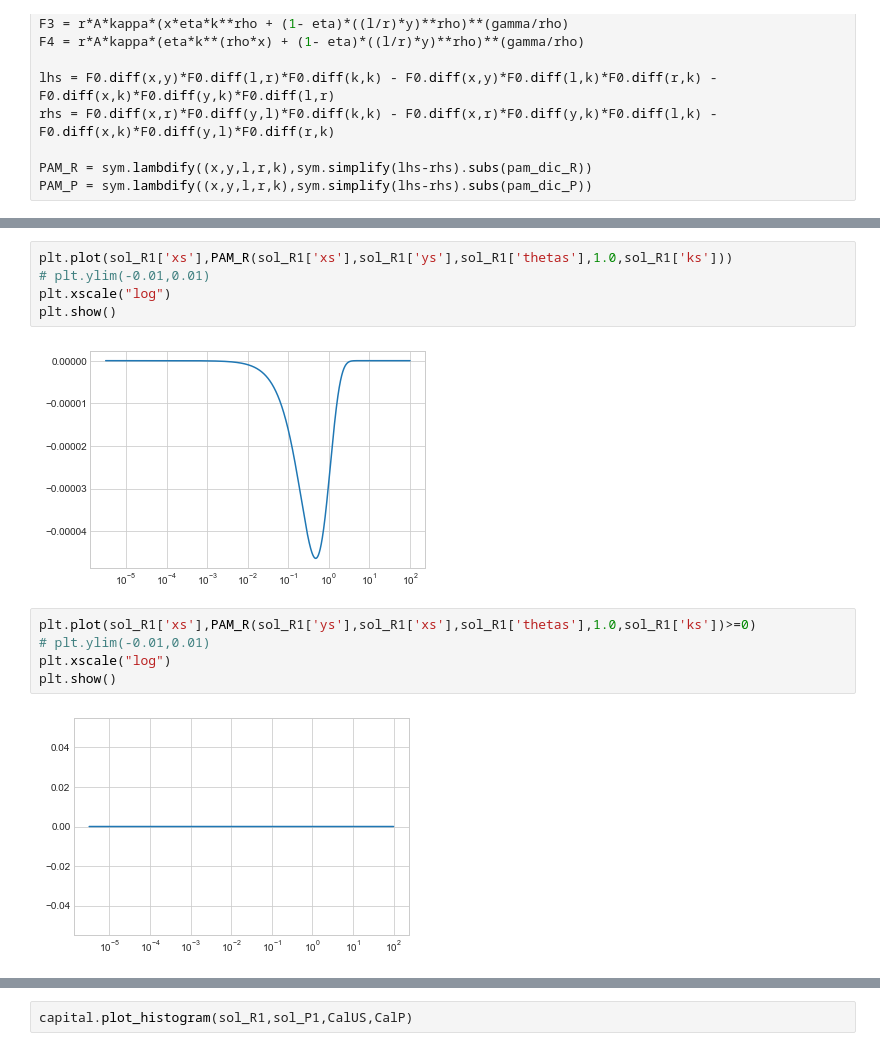
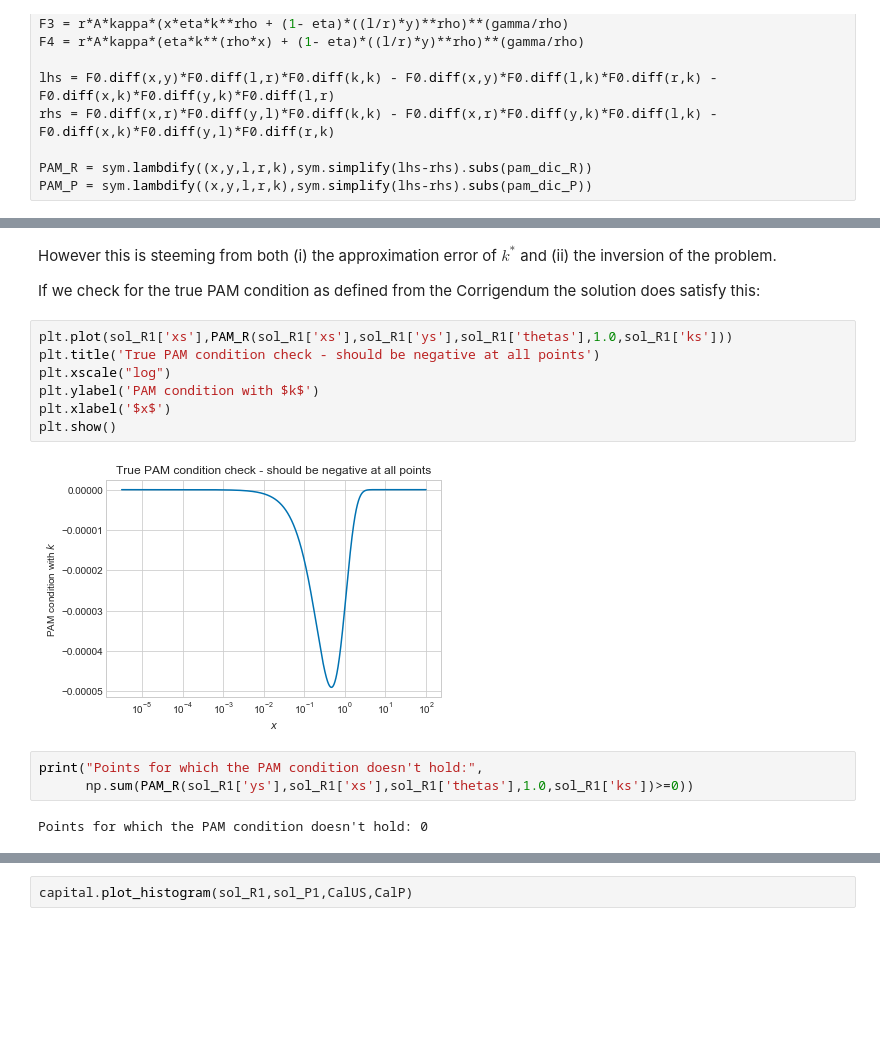
Before and after one commit to crisla/Capital-Investment-in-Assortative-Matching-with-large-Firms, a Jupyter notebook: Capital Notebook - New Capital.ipynb, the cells around one changed output, grey strips where cells are left out. Cells and saved outputs as stored; diff of their text form; blank space fills up the shorter version.

Commit message:
Updated notebook
Only the distribution plot remaining to be fixed

```diff
--- a/Capital Notebook - New Capital.ipynb
+++ b/Capital Notebook - New Capital.ipynb
@@ -163,14 +158,18 @@ capital.plot_PAM(ders, sol_R1['xs'])
+# %% [markdown]
+However this is steeming from both (i) the approximation error of $k^*$ and (ii) the inversion of the problem.
+
+If we check for the true PAM condition as defined from the Corrigendum the solution does satisfy this:
 # %%
 plt.plot(sol_R1['xs'],PAM_R(sol_R1['xs'],sol_R1['ys'],sol_R1['thetas'],1.0,sol_R1['ks']))
-# plt.ylim(-0.01,0.01)
+plt.title('True PAM condition check - should be negative at all points')
 plt.xscale("log")
+plt.ylabel('PAM condition with $k$')
+plt.xlabel('$x$')
 plt.show()
 # %% [output]
-[figure, old version]
+[figure, new version]
 # %%
-plt.plot(sol_R1['xs'],PAM_R(sol_R1['ys'],sol_R1['xs'],sol_R1['thetas'],1.0,sol_R1['ks'])>=0)
-# plt.ylim(-0.01,0.01)
-plt.xscale("log")
-plt.show()
+print("Points for which the PAM condition doesn't hold:",
+      np.sum(PAM_R(sol_R1['ys'],sol_R1['xs'],sol_R1['thetas'],1.0,sol_R1['ks'])>=0))
 # %% [output]
-[figure, removed]
+Points for which the PAM condition doesn't hold: 0
```
Also changed, not shown: parts of 64 cells of this notebook.
